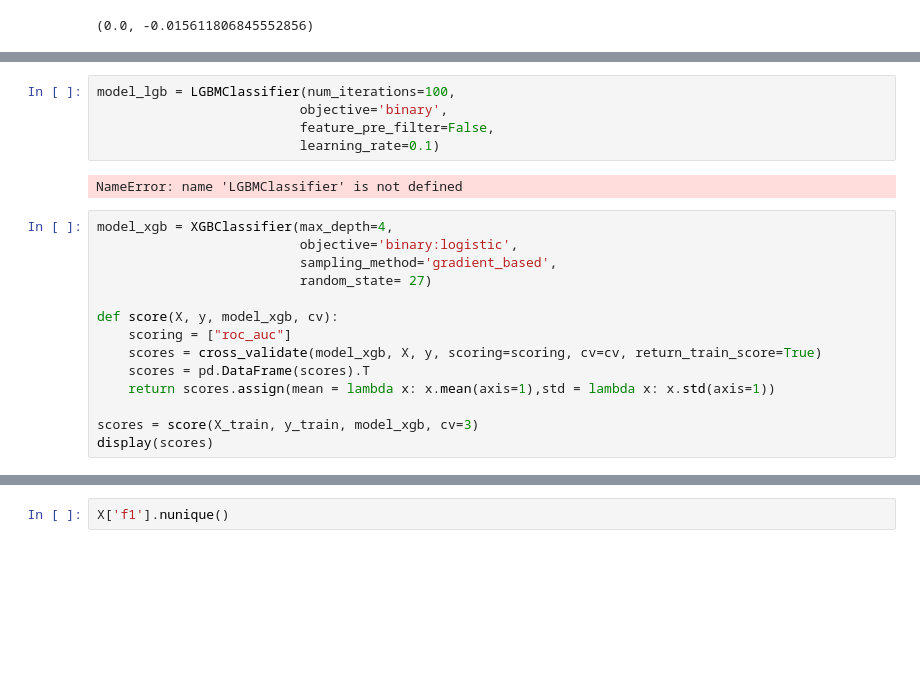
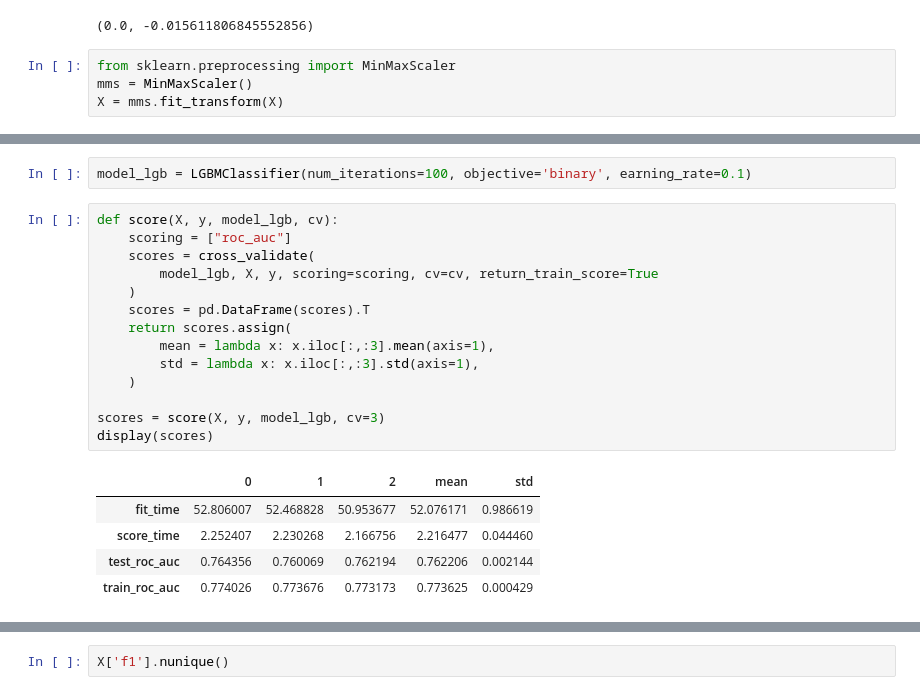
Before and after one commit to kenichiluna0627/tabular-playground-sep-2021, a Jupyter notebook: tabular_pg_sep2021.ipynb, the cells around one changed output, grey strips where cells are left out. Drawn from its saved outputs; the diff is of its cells as text; blank space fills up the shorter version.

```diff
--- a/tabular_pg_sep2021.ipynb
+++ b/tabular_pg_sep2021.ipynb
@@ -122,4 +122,8 @@ X_train.max(), X_test.max()
 X_train.min(), X_test.min()
 # %% [output]
 (0.0, -0.015611806845552856)
+# %%
+from sklearn.preprocessing import MinMaxScaler
+mms = MinMaxScaler()
+X = mms.fit_transform(X)
 # %%
@@ -130,21 +132,22 @@ ModuleNotFoundError: No module named 'lightgbm'
 # %%
-model_lgb = LGBMClassifier(num_iterations=100,
-                          objective='binary',
-                          feature_pre_filter=False,
-                          learning_rate=0.1)
+model_lgb = LGBMClassifier(num_iterations=100, objective='binary', earning_rate=0.1)
-# %% [output]
-NameError: name 'LGBMClassifier' is not defined
 # %%
-model_xgb = XGBClassifier(max_depth=4,
-                          objective='binary:logistic',
-                          sampling_method='gradient_based',
-                          random_state= 27)
+def score(X, y, model_lgb, cv):
+    scoring = ["roc_auc"]
+    scores = cross_validate(
+        model_lgb, X, y, scoring=scoring, cv=cv, return_train_score=True
+    )
+    scores = pd.DataFrame(scores).T
+    return scores.assign(
+        mean = lambda x: x.iloc[:,:3].mean(axis=1),
+        std = lambda x: x.iloc[:,:3].std(axis=1),
+    )
 
-def score(X, y, model_xgb, cv):
-    scoring = ["roc_auc"]
-    scores = cross_validate(model_xgb, X, y, scoring=scoring, cv=cv, return_train_score=True)
-    scores = pd.DataFrame(scores).T
-    return scores.assign(mean = lambda x: x.mean(axis=1),std = lambda x: x.std(axis=1))
-
-scores = score(X_train, y_train, model_xgb, cv=3)
+scores = score(X, y, model_lgb, cv=3)
 display(scores)
+# %% [output]
+|  | 0 | 1 | 2 | mean | std |
+| fit_time | 52.806007 | 52.468828 | 50.953677 | 52.076171 | 0.986619 |
+| score_time | 2.252407 | 2.230268 | 2.166756 | 2.216477 | 0.044460 |
+| test_roc_auc | 0.764356 | 0.760069 | 0.762194 | 0.762206 | 0.002144 |
+| train_roc_auc | 0.774026 | 0.773676 | 0.773173 | 0.773625 | 0.000429 |
```
Also changed, not shown: parts of 5 cells of this notebook.
